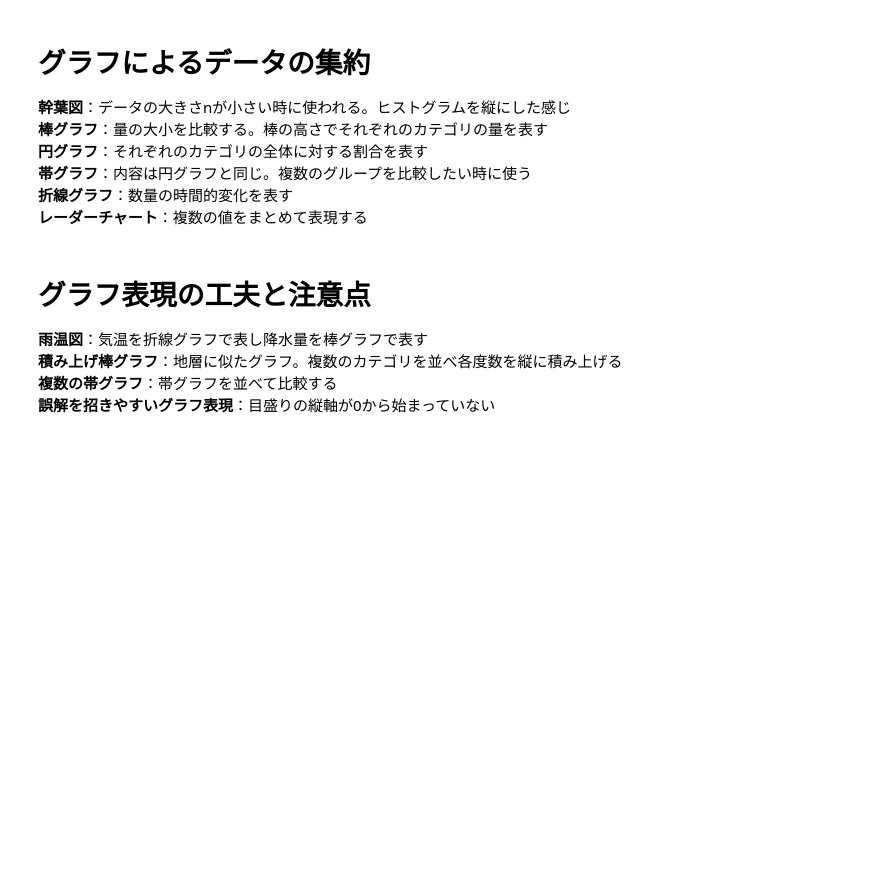
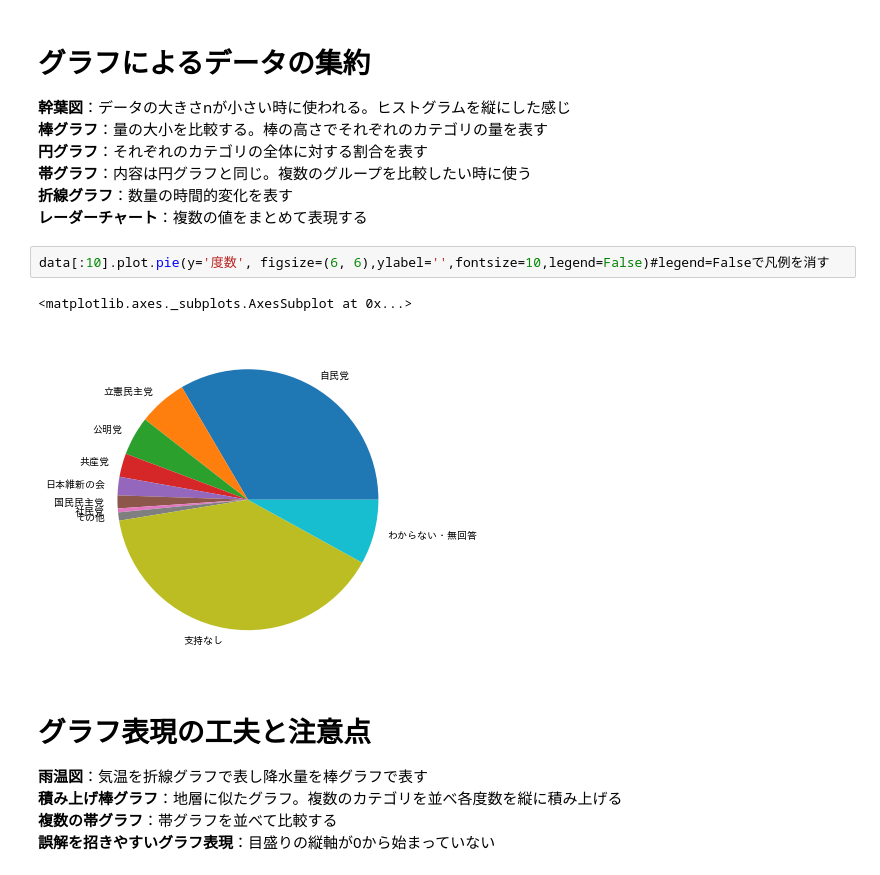
Before and after one commit to sakuragi-zero/yatteiki, a Jupyter notebook: statistics/Chapter1_4.ipynb, the cells around one changed output. Cells and saved outputs as stored; diff of their text form; blank space fills up the shorter version.

```diff
--- a/statistics/Chapter1_4.ipynb
+++ b/statistics/Chapter1_4.ipynb
@@ -92,6 +93,11 @@ data[:10].plot.bar(
 **帯グラフ**：内容は円グラフと同じ。複数のグループを比較したい時に使う
 **折線グラフ**：数量の時間的変化を表す
 **レーダーチャート**：複数の値をまとめて表現する
+# %%
+data[:10].plot.pie(y='度数', figsize=(6, 6),ylabel='',fontsize=10,legend=False)#legend=Falseで凡例を消す
+# %% [output]
+<matplotlib.axes._subplots.AxesSubplot at 0x...>
+[figure, added]
 # %% [markdown]
 # グラフ表現の工夫と注意点
 **雨温図**：気温を折線グラフで表し降水量を棒グラフで表す
```
Also changed, not shown: parts of 2 cells of this notebook.
